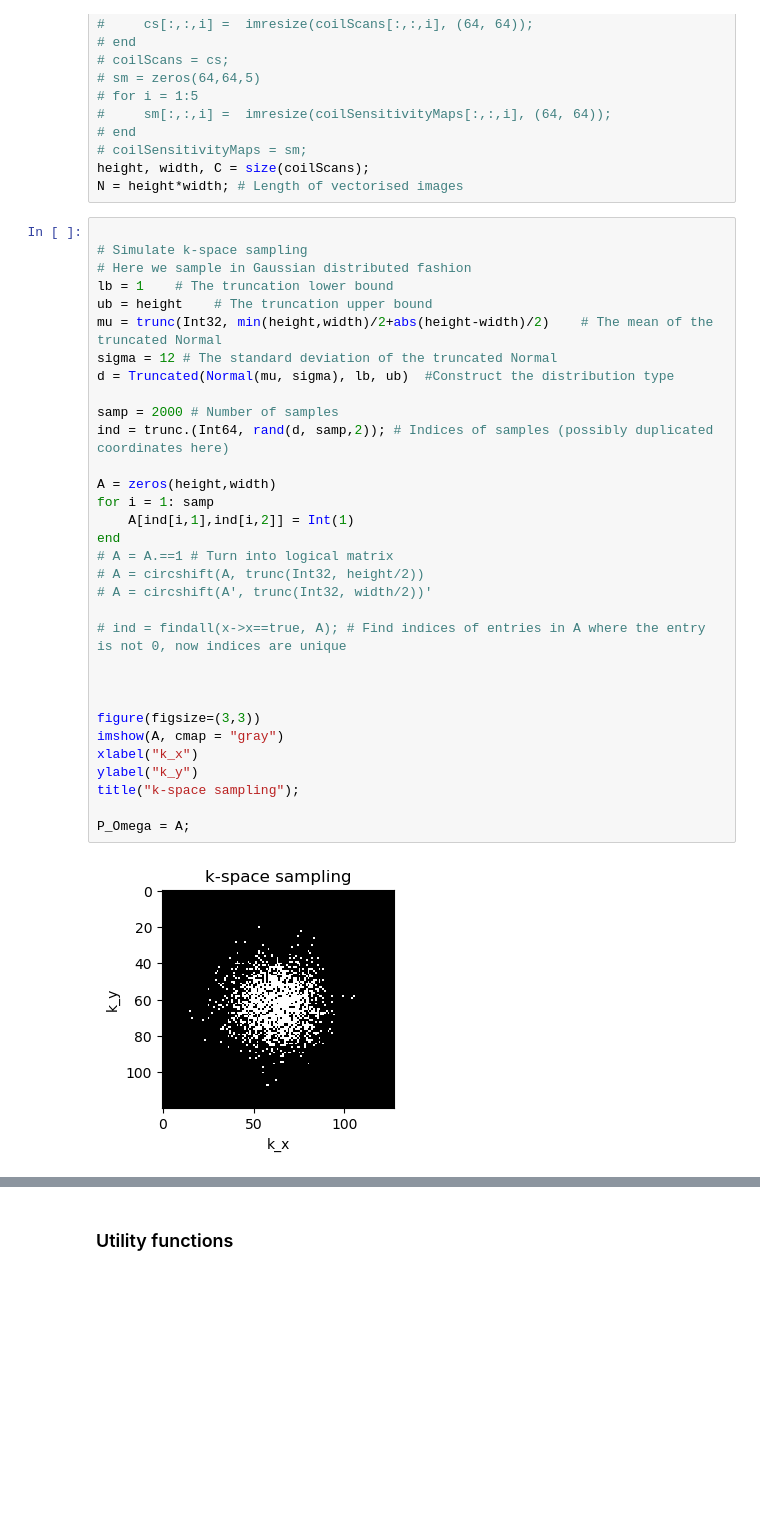
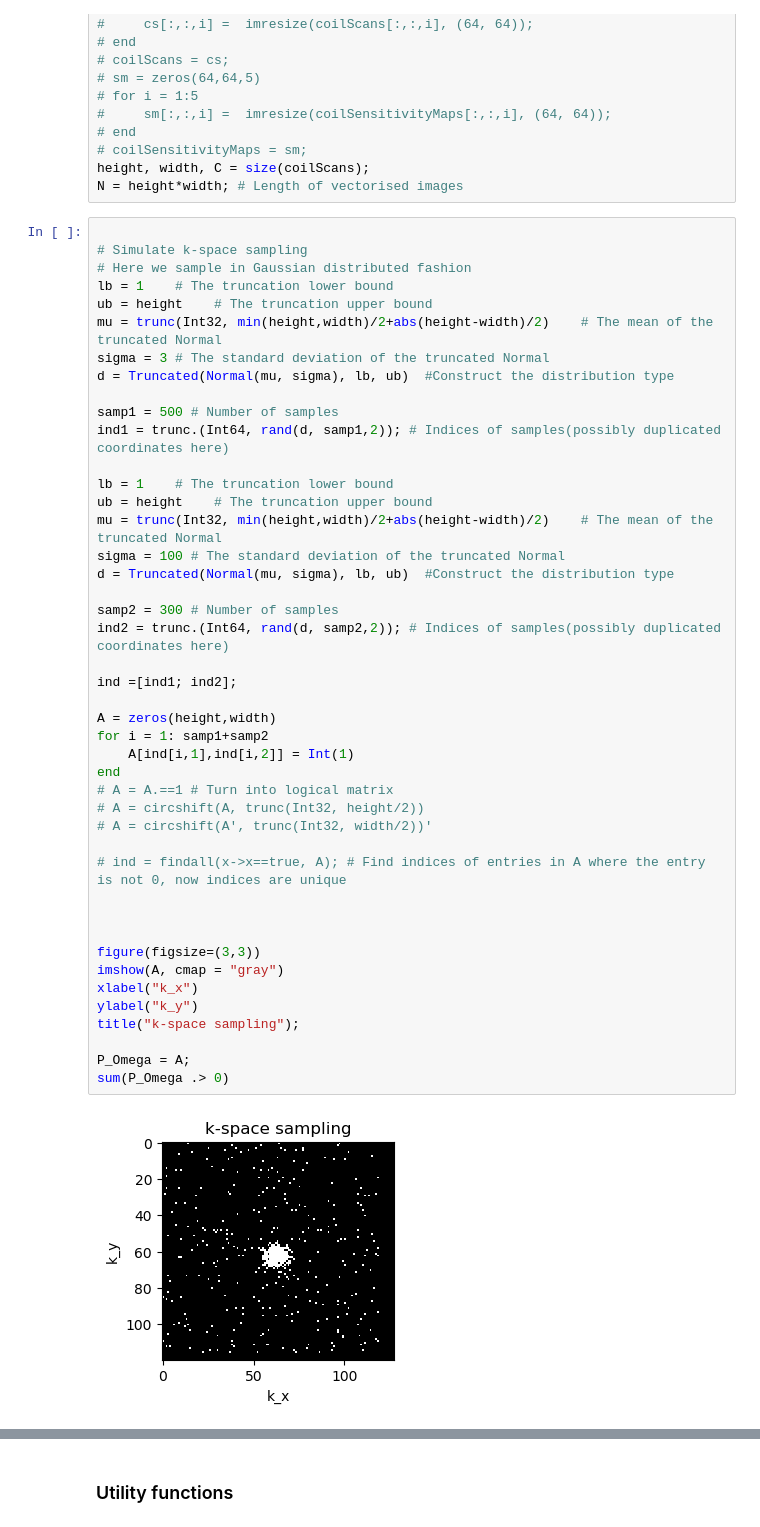
Before and after one commit to claudioverdun/MRI_lectures, a Jupyter notebook: notebooks/JS_with2D_Operators.ipynb, the cells around one changed output, grey strips where cells are left out. Saved outputs shown, nothing was run; the diff lists cells and outputs as text; blank space fills up the shorter version.

```diff
--- a/notebooks/JS_with2D_Operators.ipynb
+++ b/notebooks/JS_with2D_Operators.ipynb
@@ -38,34 +38,46 @@ N = height*width; # Length of vectorised images
 # %%
 
 # Simulate k-space sampling
 # Here we sample in Gaussian distributed fashion
 lb = 1    # The truncation lower bound
 ub = height    # The truncation upper bound
 mu = trunc(Int32, min(height,width)/2+abs(height-width)/2)    # The mean of the truncated Normal
-sigma = 12 # The standard deviation of the truncated Normal
+sigma = 3 # The standard deviation of the truncated Normal
 d = Truncated(Normal(mu, sigma), lb, ub)  #Construct the distribution type
 
-samp = 2000 # Number of samples
-ind = trunc.(Int64, rand(d, samp,2)); # Indices of samples (possibly duplicated coordinates here)
+samp1 = 500 # Number of samples
+ind1 = trunc.(Int64, rand(d, samp1,2)); # Indices of samples(possibly duplicated coordinates here)
+
+lb = 1    # The truncation lower bound
+ub = height    # The truncation upper bound
+mu = trunc(Int32, min(height,width)/2+abs(height-width)/2)    # The mean of the truncated Normal
+sigma = 100 # The standard deviation of the truncated Normal
+d = Truncated(Normal(mu, sigma), lb, ub)  #Construct the distribution type
+
+samp2 = 300 # Number of samples
+ind2 = trunc.(Int64, rand(d, samp2,2)); # Indices of samples(possibly duplicated coordinates here)
+
+ind =[ind1; ind2];
 
 A = zeros(height,width)
-for i = 1: samp
+for i = 1: samp1+samp2
     A[ind[i,1],ind[i,2]] = Int(1)
 end
 # A = A.==1 # Turn into logical matrix
 # A = circshift(A, trunc(Int32, height/2))
 # A = circshift(A', trunc(Int32, width/2))'
 
 # ind = findall(x->x==true, A); # Find indices of entries in A where the entry is not 0, now indices are unique
 
 
 
 figure(figsize=(3,3))
 imshow(A, cmap = "gray")
 xlabel("k_x")
 ylabel("k_y")
 title("k-space sampling");
 
 P_Omega = A;
+sum(P_Omega .> 0)
 # %% [output]
-[figure, old version]
+[figure, new version]
```
Also changed, not shown: parts of 7 cells of this notebook, 1 other file.
